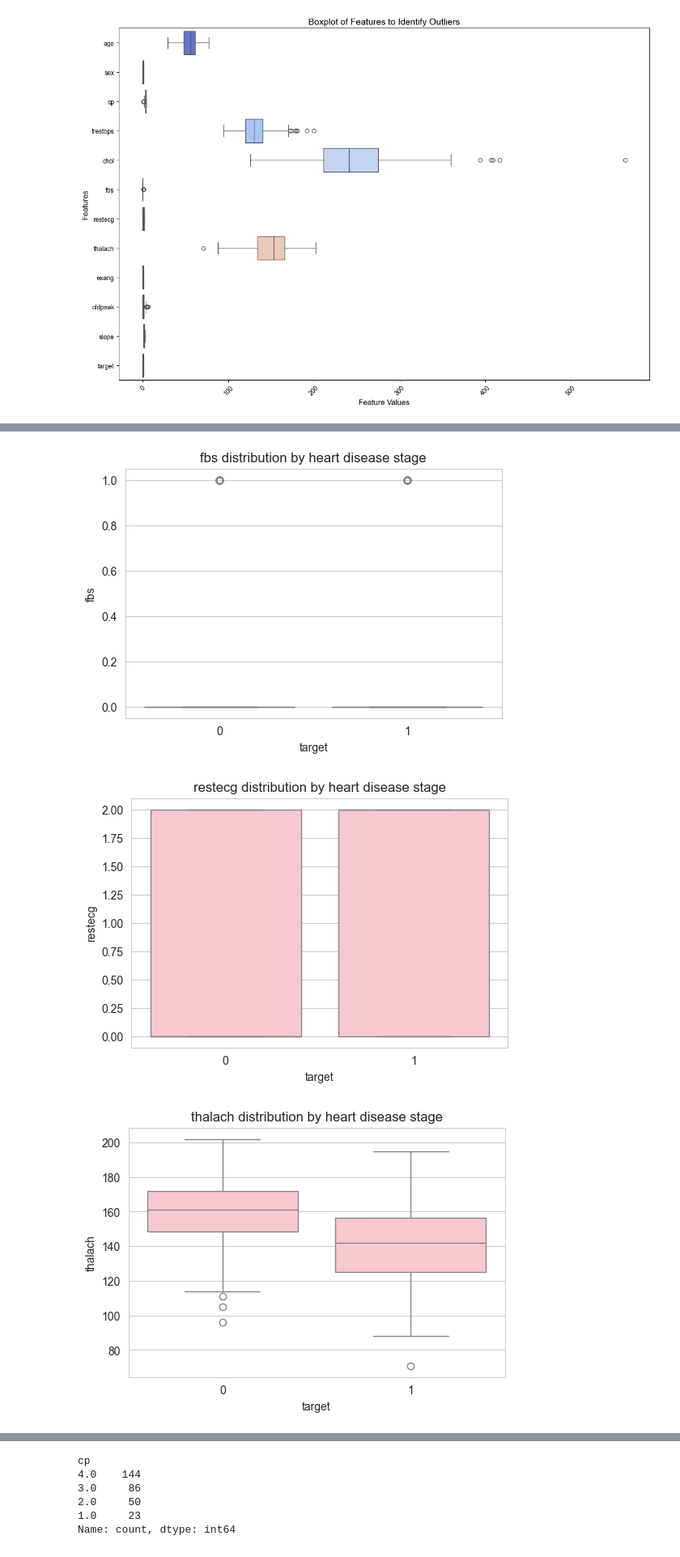
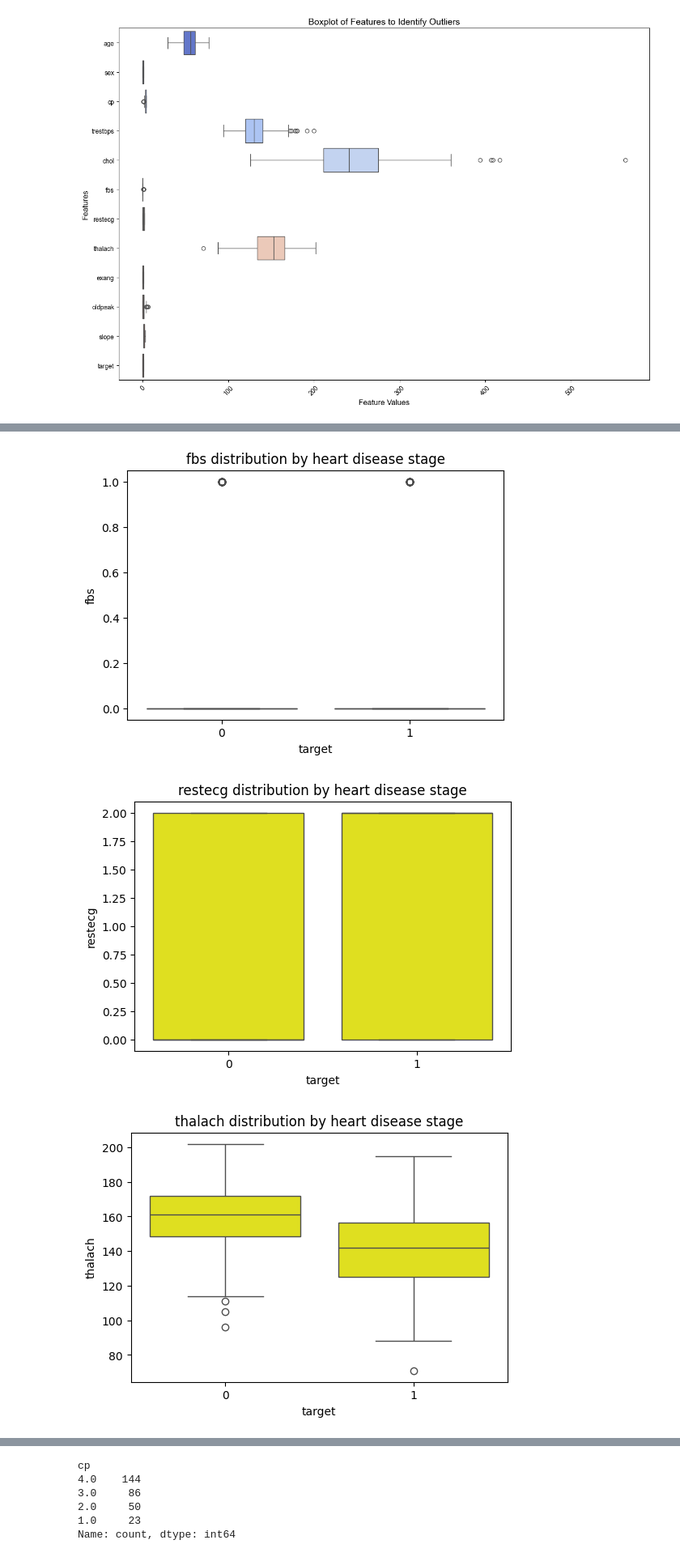
Before and after one commit to Bhavana-GB/heart-disease-prediction, a Jupyter notebook: notebooks/eda_and_modelling.ipynb, the cells around one changed output, grey strips where cells are left out. Shown at 81% size. Cells and saved outputs as stored; diff of their text form; code cells hidden in the pictures.

```diff
--- a/notebooks/eda_and_modelling.ipynb
+++ b/notebooks/eda_and_modelling.ipynb
@@ -228,7 +240,7 @@ plt.show()
 for col in df.columns:
     if col != "target":  # Avoid plotting target against itself
         plt.figure(figsize=(6, 4))
-        sns.boxplot(x=df["target"], y=df[col] , color = "pink")
+        sns.boxplot(x=df["target"], y=df[col] , color = "yellow")
         plt.title(f"{col} distribution by heart disease stage")
         plt.show()
 # %% [output]
@@ -240,3 +252,3 @@ for col in df.columns:
-[figure, old version]
+[figure, new version]
-[figure, old version]
+[figure, new version]
-[figure, old version]
+[figure, new version]
```
Also changed, not shown: parts of 31 cells of this notebook, 8 other files.
